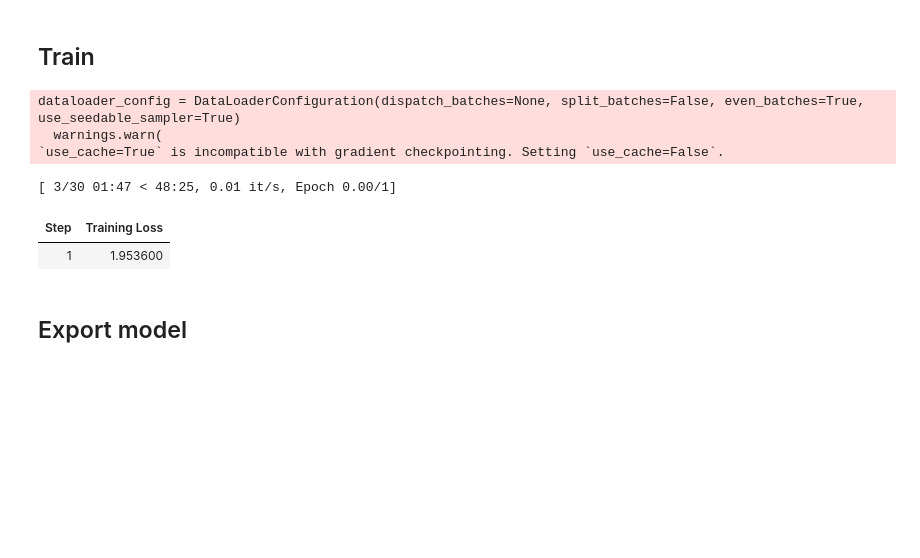
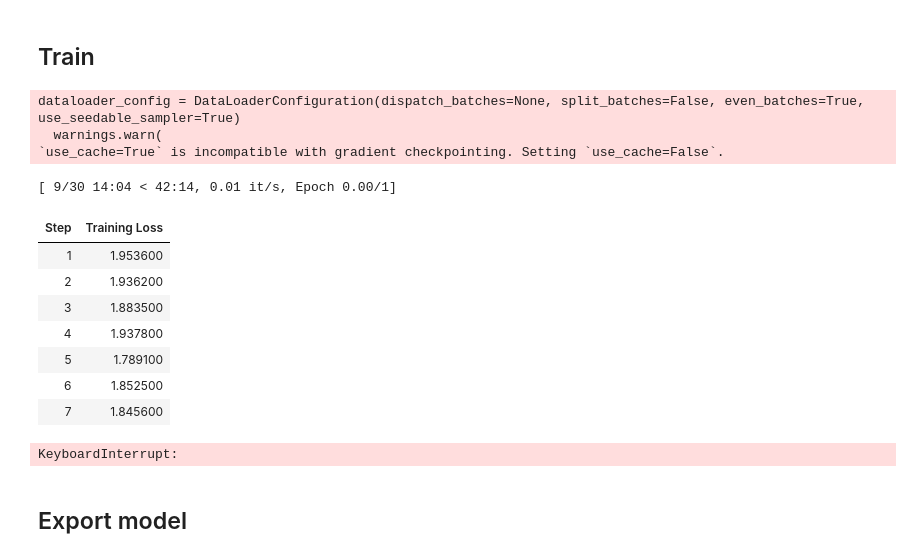
Before and after one commit to Tuchsanai/AIMaster-seagate-training-2024, a Jupyter notebook: Day4/tuning-LLM/typhoon-fine-tuning-based-line.ipynb, the cells around one changed output. Cells and saved outputs as stored; diff of their text form; code cells hidden in the pictures; blank space fills up the shorter version.

```diff
--- a/Day4/tuning-LLM/typhoon-fine-tuning-based-line.ipynb
+++ b/Day4/tuning-LLM/typhoon-fine-tuning-based-line.ipynb
@@ -215,36 +215,43 @@ training_args = TrainingArguments(
     learning_rate=1e-5,
     logging_steps=1,
     output_dir="outputs",
     optim="paged_adamw_8bit",
     load_best_model_at_end=True,
     save_strategy="no"
 
 )
 
 # Define the trainer
 trainer = Trainer(
     model=model,
     train_dataset=data["train"],
     args=training_args,
     data_collator=data_collator
 
 )
 
 # # Disable caching to silence warnings (enable for inference)
-# model.config.use_cache = False
+model.config.use_cache = False
 
 # # Enable gradient checkpointing for memory efficiency
-# model.gradient_checkpointing_enable()
+model.gradient_checkpointing_enable()
 
 # Train the model
 trainer.train()
 # %% [output]
 dataloader_config = DataLoaderConfiguration(dispatch_batches=None, split_batches=False, even_batches=True, use_seedable_sampler=True)
   warnings.warn(
 `use_cache=True` is incompatible with gradient checkpointing. Setting `use_cache=False`.
-[ 3/30 01:47 < 48:25, 0.01 it/s, Epoch 0.00/1]
+[ 9/30 14:04 < 42:14, 0.01 it/s, Epoch 0.00/1]
 | Step | Training Loss |
 | 1 | 1.953600 |
+| 2 | 1.936200 |
+| 3 | 1.883500 |
+| 4 | 1.937800 |
+| 5 | 1.789100 |
+| 6 | 1.852500 |
+| 7 | 1.845600 |
+KeyboardInterrupt:
 # %% [markdown]
 ## Export model
 # %%
```
Also changed, not shown: parts of 3 cells of this notebook.
